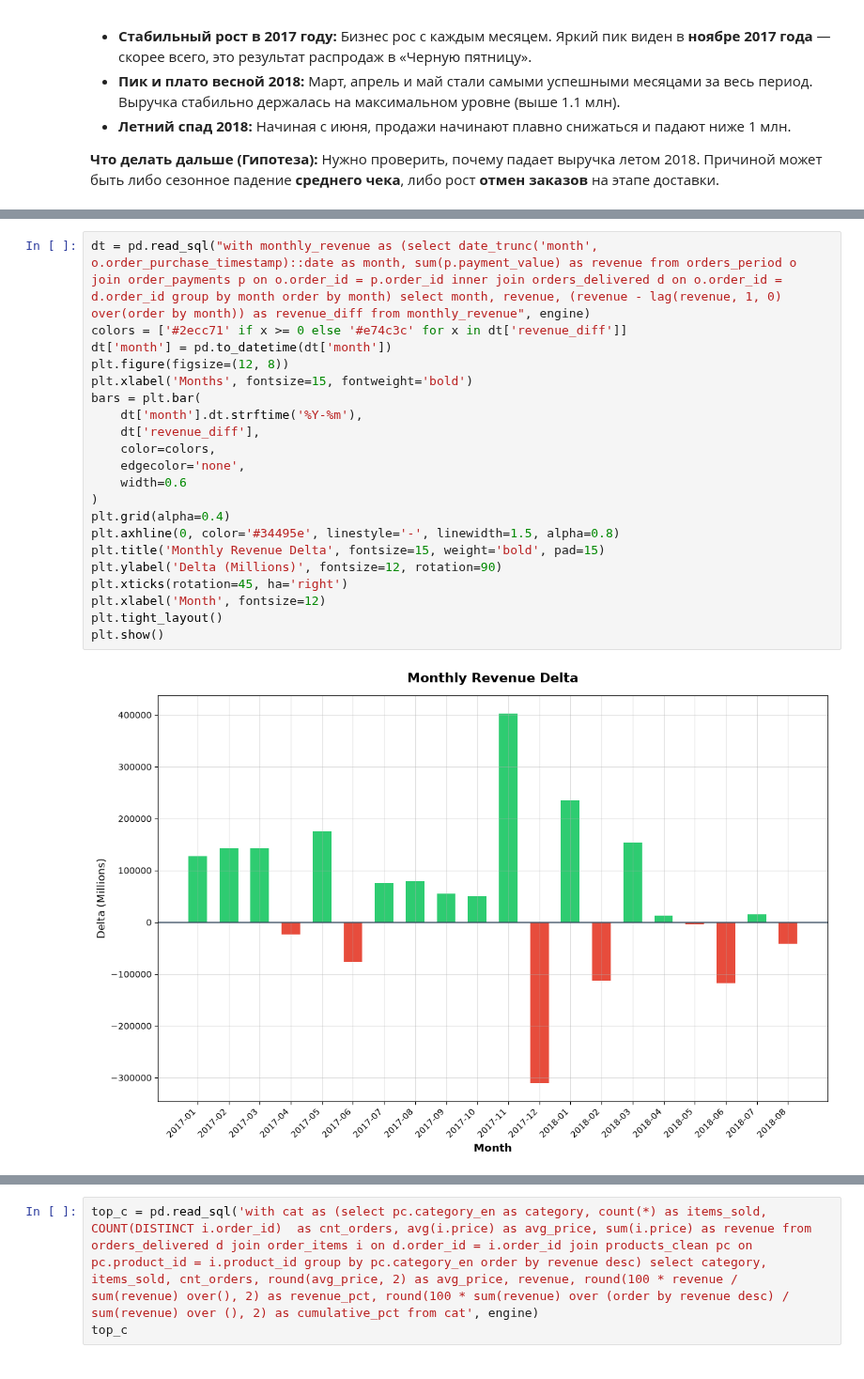
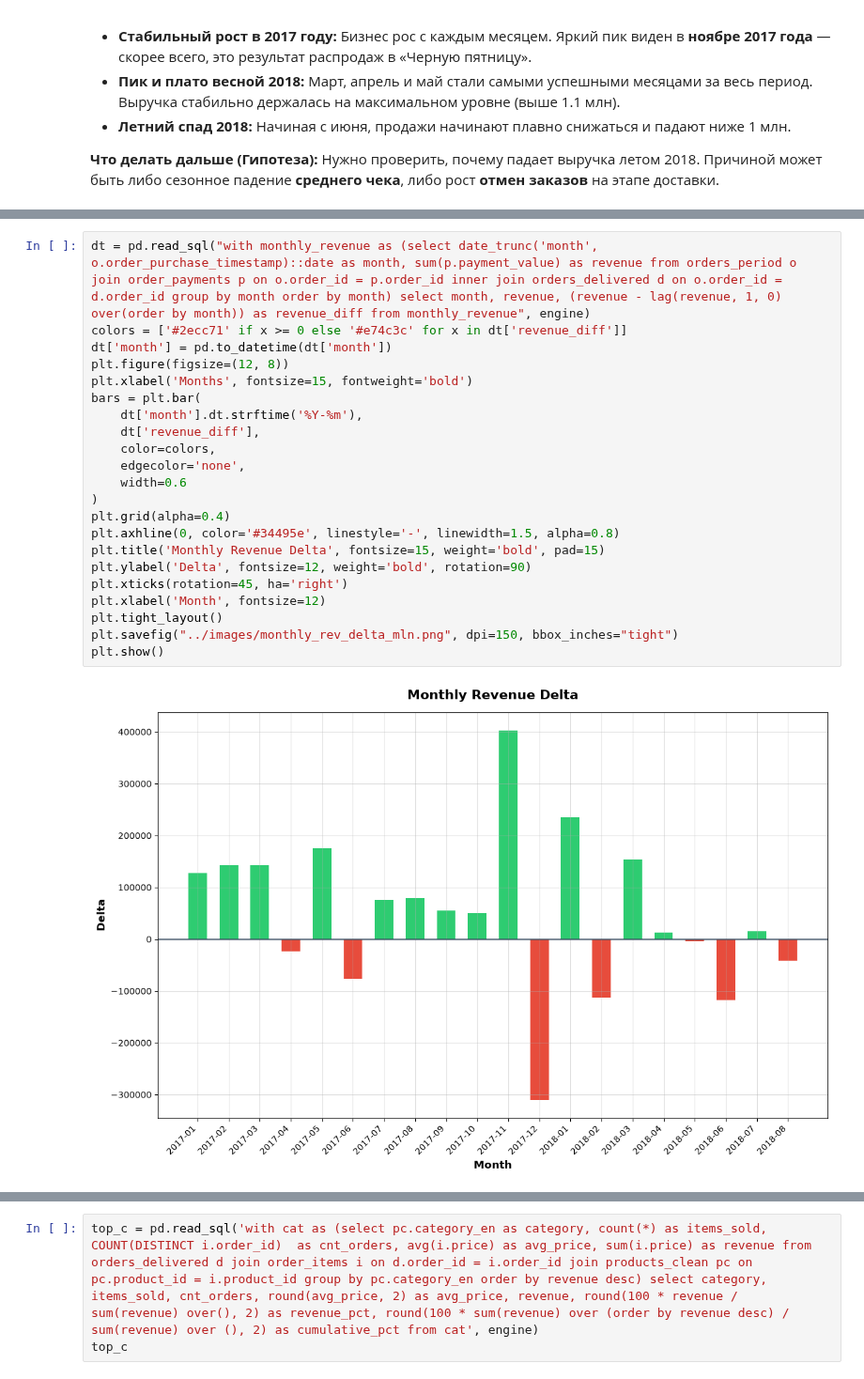
Before and after one commit to radmirmudarisov77-sketch/olist-ecommerce-sql-analysis, a Jupyter notebook: notebooks/01_eda.ipynb, the cells around one changed output, grey strips where cells are left out. Shown at 94% size. Cells and saved outputs as stored; diff of their text form.

```diff
--- a/notebooks/01_eda.ipynb
+++ b/notebooks/01_eda.ipynb
@@ -62,26 +72,27 @@ plt.show()
 # %%
 dt = pd.read_sql("with monthly_revenue as (select date_trunc('month', o.order_purchase_timestamp)::date as month, sum(p.payment_value) as revenue from orders_period o join order_payments p on o.order_id = p.order_id inner join orders_delivered d on o.order_id = d.order_id group by month order by month) select month, revenue, (revenue - lag(revenue, 1, 0) over(order by month)) as revenue_diff from monthly_revenue", engine)
 colors = ['#2ecc71' if x >= 0 else '#e74c3c' for x in dt['revenue_diff']]
 dt['month'] = pd.to_datetime(dt['month'])
 plt.figure(figsize=(12, 8))
 plt.xlabel('Months', fontsize=15, fontweight='bold')
 bars = plt.bar(
     dt['month'].dt.strftime('%Y-%m'),
     dt['revenue_diff'],
     color=colors,
     edgecolor='none',
     width=0.6
 )
 plt.grid(alpha=0.4)
 plt.axhline(0, color='#34495e', linestyle='-', linewidth=1.5, alpha=0.8)
 plt.title('Monthly Revenue Delta', fontsize=15, weight='bold', pad=15)
-plt.ylabel('Delta (Millions)', fontsize=12, rotation=90)
+plt.ylabel('Delta', fontsize=12, weight='bold', rotation=90)
 plt.xticks(rotation=45, ha='right')
 plt.xlabel('Month', fontsize=12)
 plt.tight_layout()
+plt.savefig("../images/monthly_rev_delta_mln.png", dpi=150, bbox_inches="tight")
 plt.show()
 # %% [output]
-[figure, old version]
+[figure, new version]
 # %%
 BASE = """
     WITH pay AS (
```
Also changed, not shown: parts of 29 cells of this notebook, 13 other files.
